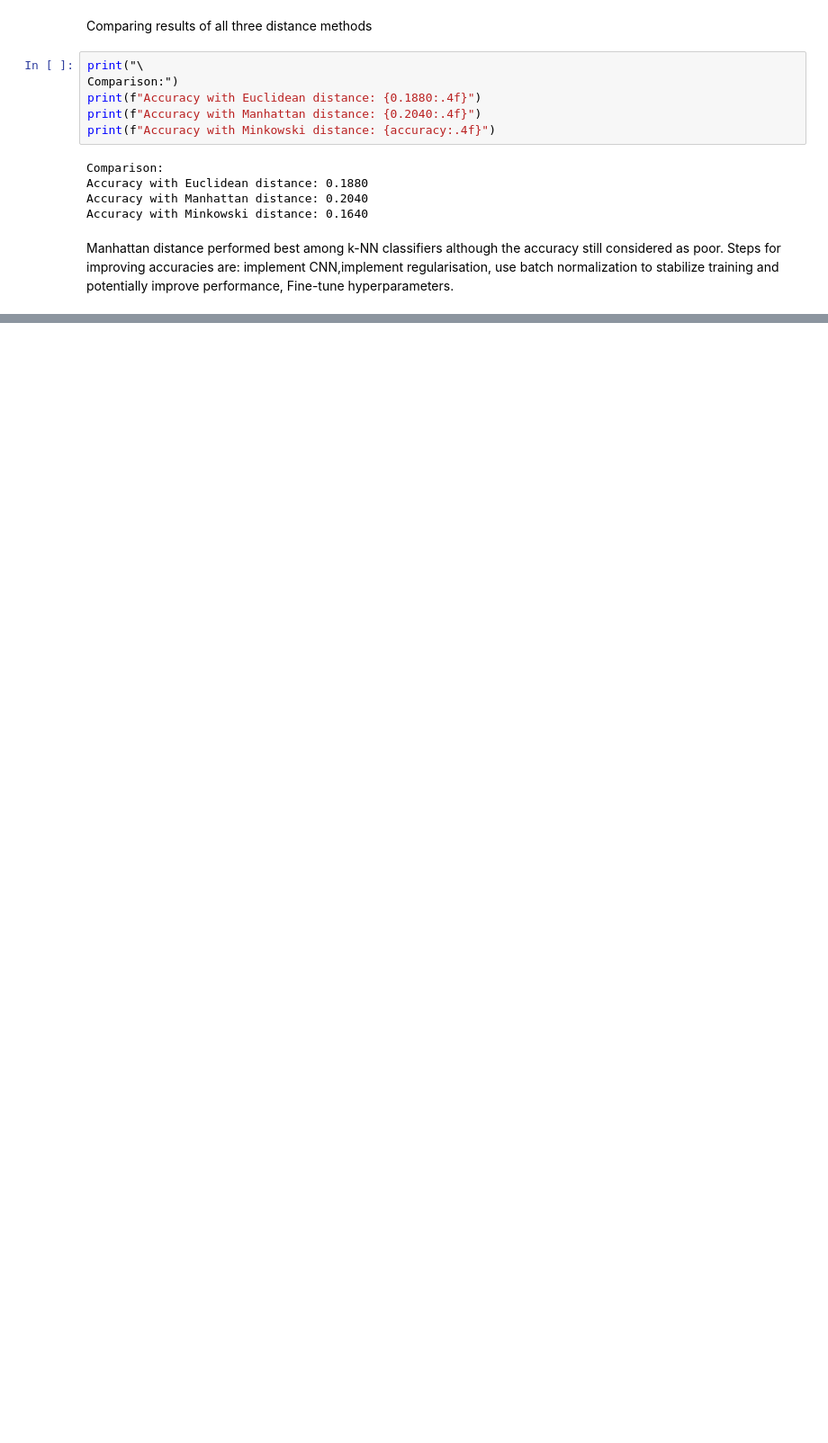
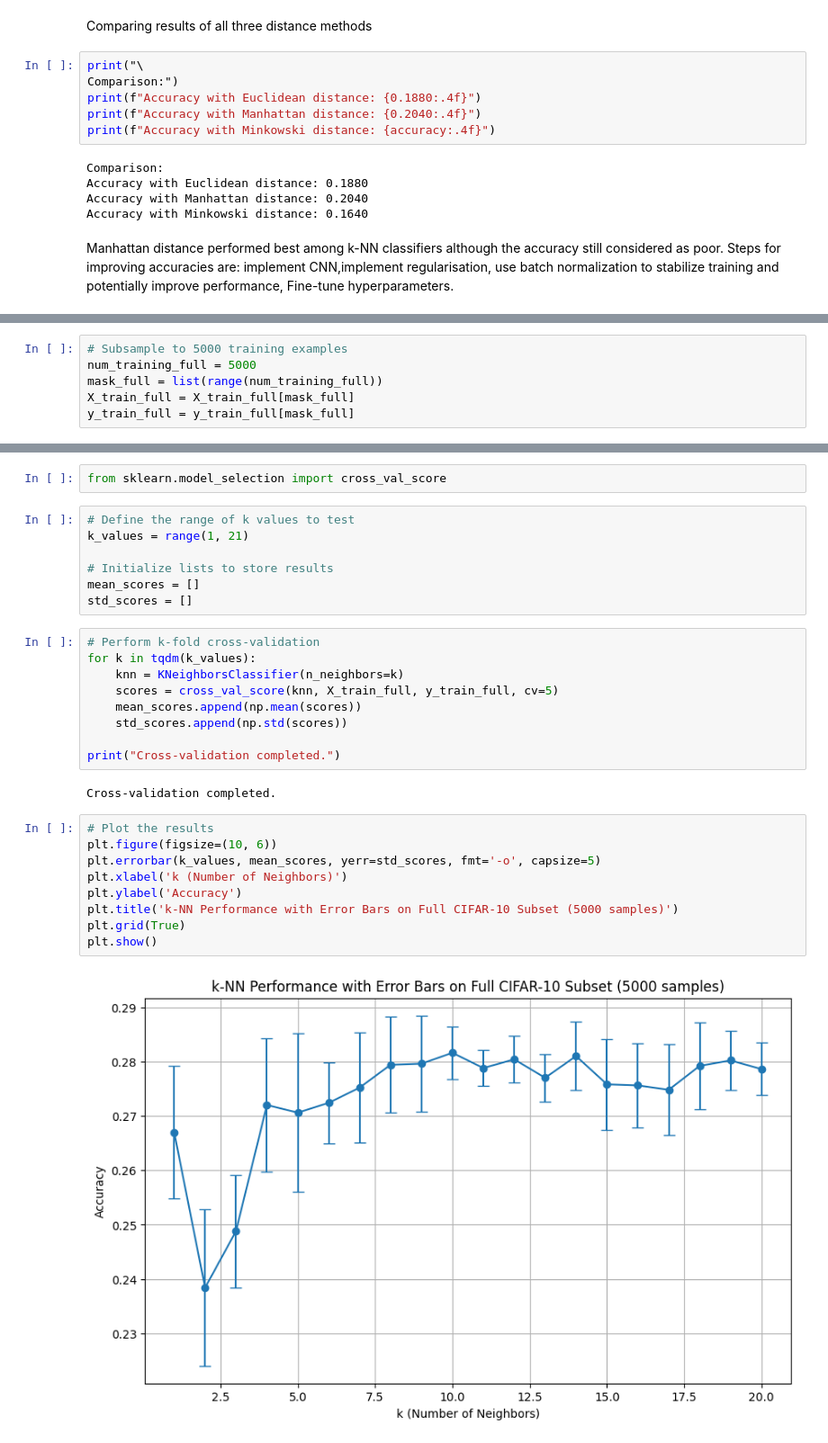
Before and after one commit to Computer-Vision-Group-F/Assignment1, a Jupyter notebook: knn.ipynb, the cells around one changed output, grey strips where cells are left out. Shown at 90% size. Saved outputs shown, nothing was run; the diff lists cells and outputs as text; blank space fills up the shorter version.

```diff
--- a/knn.ipynb
+++ b/knn.ipynb
@@ -300,0 +366,6 @@ Fine-tune hyperparameters.
+# %%
+# Subsample to 5000 training examples
+num_training_full = 5000
+mask_full = list(range(num_training_full))
+X_train_full = X_train_full[mask_full]
+y_train_full = y_train_full[mask_full]
@@ -300,0 +382,31 @@ Fine-tune hyperparameters.
+# %%
+from sklearn.model_selection import cross_val_score
+# %%
+# Define the range of k values to test
+k_values = range(1, 21)
+
+# Initialize lists to store results
+mean_scores = []
+std_scores = []
+# %%
+# Perform k-fold cross-validation
+for k in tqdm(k_values):
+    knn = KNeighborsClassifier(n_neighbors=k)
+    scores = cross_val_score(knn, X_train_full, y_train_full, cv=5)
+    mean_scores.append(np.mean(scores))
+    std_scores.append(np.std(scores))
+
+print("Cross-validation completed.")
+# %% [output]
+Cross-validation completed.
+# %%
+# Plot the results
+plt.figure(figsize=(10, 6))
+plt.errorbar(k_values, mean_scores, yerr=std_scores, fmt='-o', capsize=5)
+plt.xlabel('k (Number of Neighbors)')
+plt.ylabel('Accuracy')
+plt.title('k-NN Performance with Error Bars on Full CIFAR-10 Subset (5000 samples)')
+plt.grid(True)
+plt.show()
+# %% [output]
+[figure, added]
```
Also changed, not shown: parts of 22 cells of this notebook.
